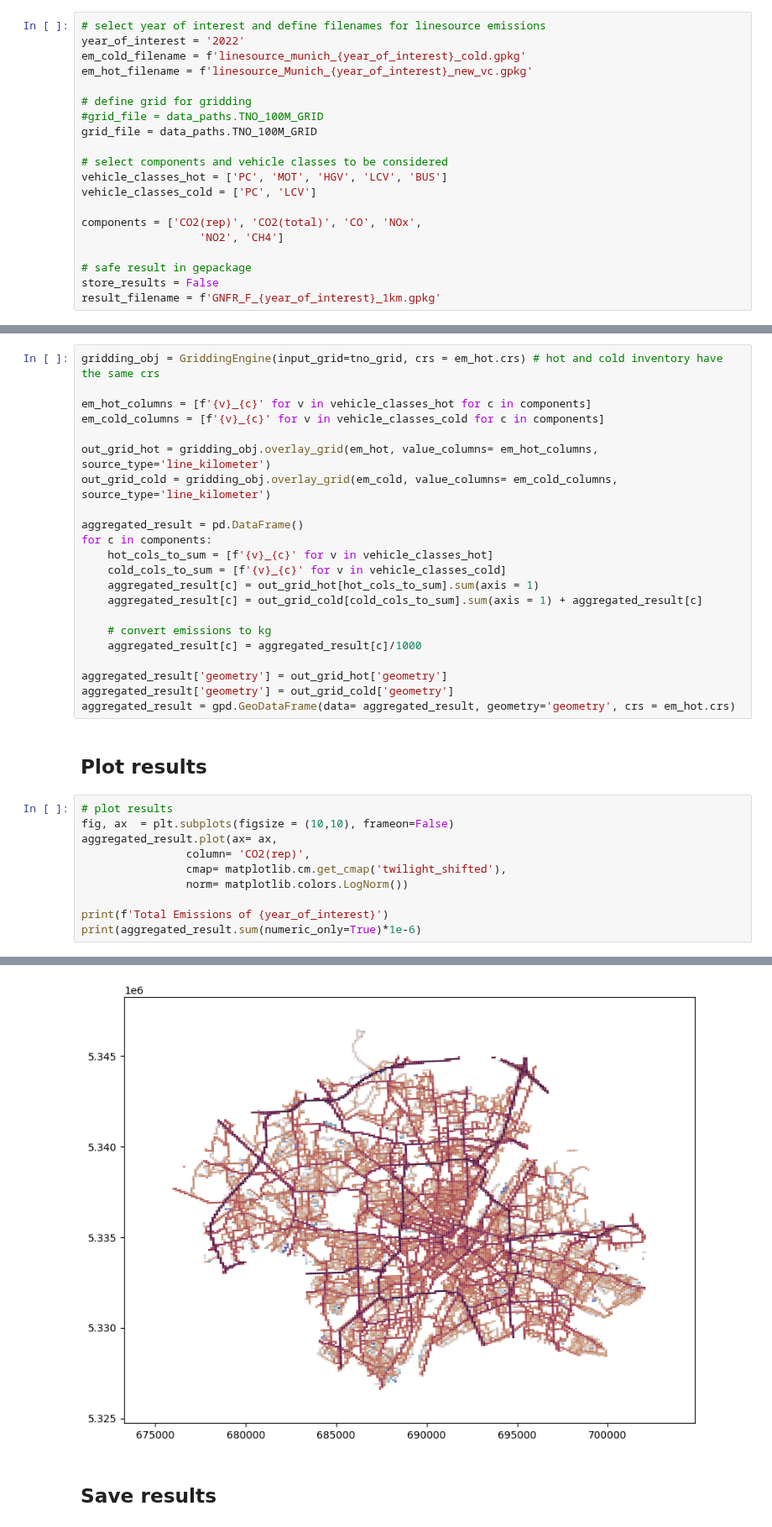
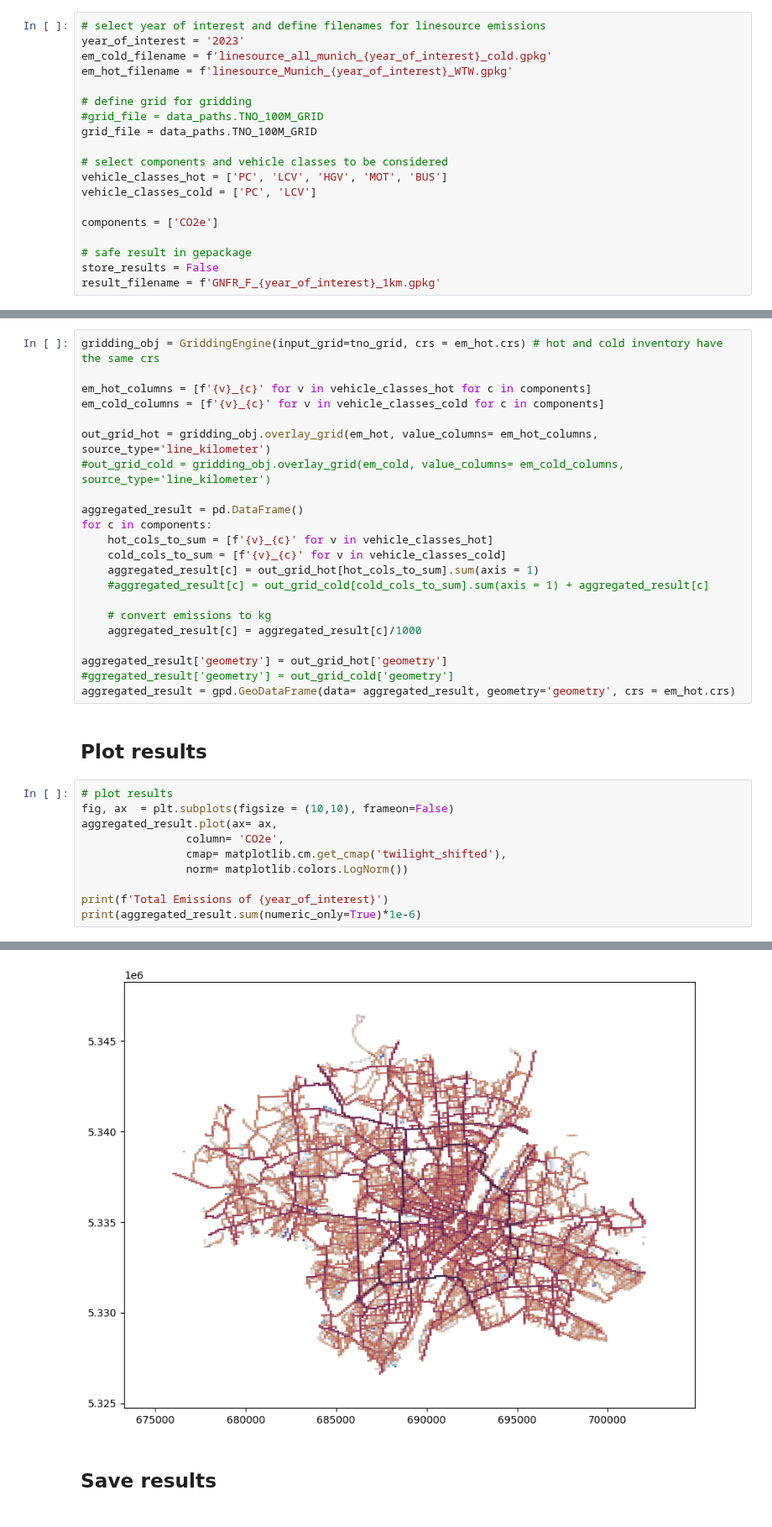
Before and after one commit to tum-esm/drive-inventory, a Jupyter notebook: notebooks/21_emission_gridding.ipynb, the cells around one changed output, grey strips where cells are left out. Shown at 84% size. Cells and saved outputs as stored; diff of their text form.

```diff
--- a/notebooks/21_emission_gridding.ipynb
+++ b/notebooks/21_emission_gridding.ipynb
@@ -24,20 +24,19 @@ from gridding import GriddingEngine
 # Notebook settings
 # %%
 # select year of interest and define filenames for linesource emissions
-year_of_interest = '2022'
-em_cold_filename = f'linesource_munich_{year_of_interest}_cold.gpkg'
-em_hot_filename = f'linesource_Munich_{year_of_interest}_new_vc.gpkg'
+year_of_interest = '2023'
+em_cold_filename = f'linesource_all_munich_{year_of_interest}_cold.gpkg'
+em_hot_filename = f'linesource_Munich_{year_of_interest}_WTW.gpkg'
 
 # define grid for gridding
 #grid_file = data_paths.TNO_100M_GRID
 grid_file = data_paths.TNO_100M_GRID
 
 # select components and vehicle classes to be considered
-vehicle_classes_hot = ['PC', 'MOT', 'HGV', 'LCV', 'BUS']
+vehicle_classes_hot = ['PC', 'LCV', 'HGV', 'MOT', 'BUS']
 vehicle_classes_cold = ['PC', 'LCV']
 
-components = ['CO2(rep)', 'CO2(total)', 'CO', 'NOx',
-                  'NO2', 'CH4']
+components = ['CO2e']
 
 # safe result in gepackage
 store_results = False
@@ -60,20 +59,20 @@ em_hot_columns = [f'{v}_{c}' for v in vehicle_classes_hot for c in components]
 em_cold_columns = [f'{v}_{c}' for v in vehicle_classes_cold for c in components]
 
 out_grid_hot = gridding_obj.overlay_grid(em_hot, value_columns= em_hot_columns, source_type='line_kilometer')
-out_grid_cold = gridding_obj.overlay_grid(em_cold, value_columns= em_cold_columns, source_type='line_kilometer')
+#out_grid_cold = gridding_obj.overlay_grid(em_cold, value_columns= em_cold_columns, source_type='line_kilometer')
 
 aggregated_result = pd.DataFrame()
 for c in components:
     hot_cols_to_sum = [f'{v}_{c}' for v in vehicle_classes_hot]
     cold_cols_to_sum = [f'{v}_{c}' for v in vehicle_classes_cold]
     aggregated_result[c] = out_grid_hot[hot_cols_to_sum].sum(axis = 1)
-    aggregated_result[c] = out_grid_cold[cold_cols_to_sum].sum(axis = 1) + aggregated_result[c]
+    #aggregated_result[c] = out_grid_cold[cold_cols_to_sum].sum(axis = 1) + aggregated_result[c]
 
     # convert emissions to kg
     aggregated_result[c] = aggregated_result[c]/1000
 
 aggregated_result['geometry'] = out_grid_hot['geometry']
-aggregated_result['geometry'] = out_grid_cold['geometry']
+#ggregated_result['geometry'] = out_grid_cold['geometry']
 aggregated_result = gpd.GeoDataFrame(data= aggregated_result, geometry='geometry', crs = em_hot.crs)
 # %% [markdown]
 ## Plot results
@@ -81,7 +80,7 @@ aggregated_result = gpd.GeoDataFrame(data= aggregated_result, geometry='geometry
 # plot results
 fig, ax  = plt.subplots(figsize = (10,10), frameon=False)
 aggregated_result.plot(ax= ax,
-                column= 'CO2(rep)',
+                column= 'CO2e',
                 cmap= matplotlib.cm.get_cmap('twilight_shifted'),
                 norm= matplotlib.colors.LogNorm())
 
@@ -98,5 +92,5 @@ CH4              0.055371
 dtype: float64
-[figure, old version]
+[figure, new version]
 # %% [markdown]
 ## Save results
 # %%
```
Also changed, not shown: parts of 2 cells of this notebook, 8 other files.
